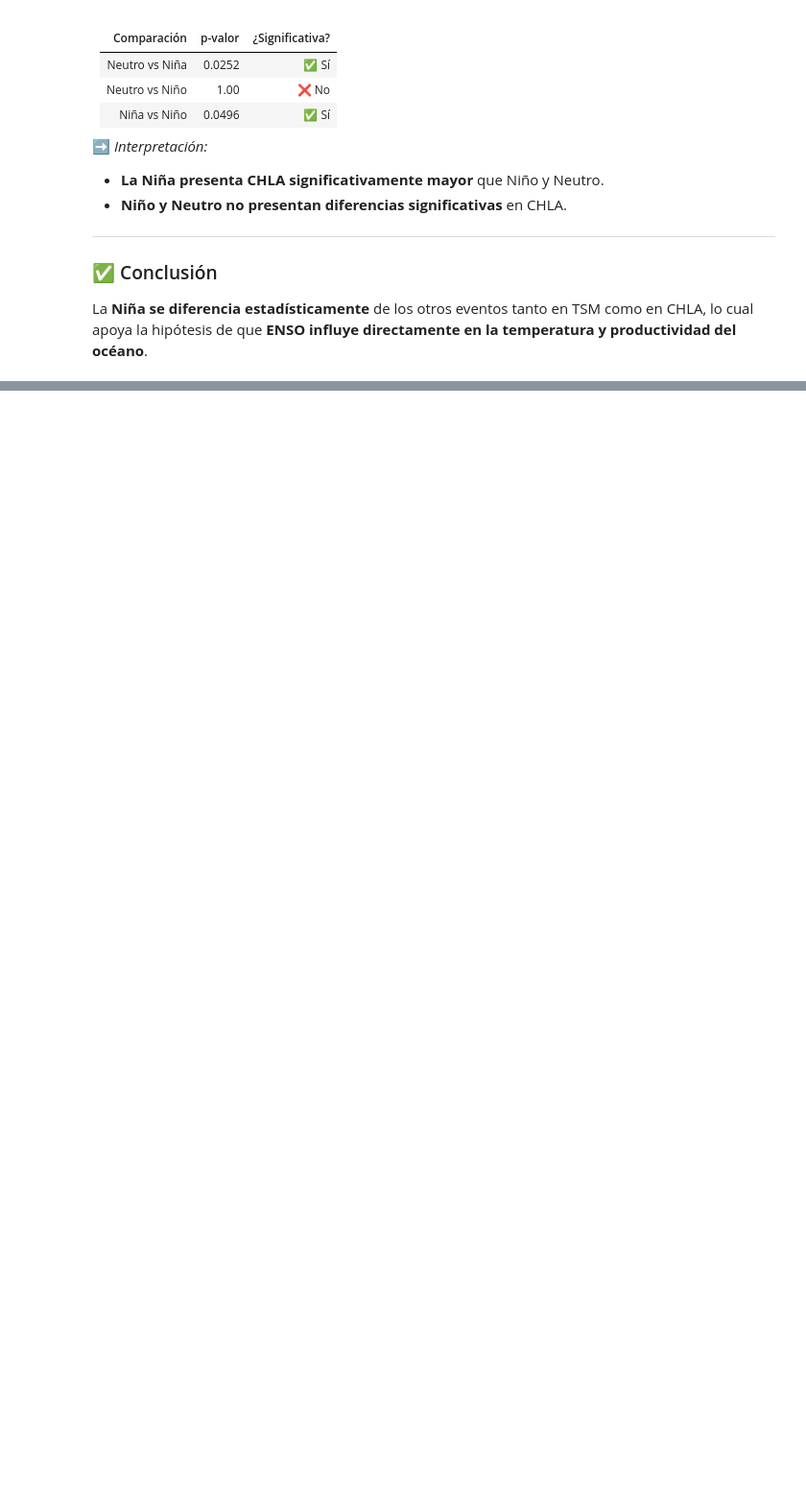
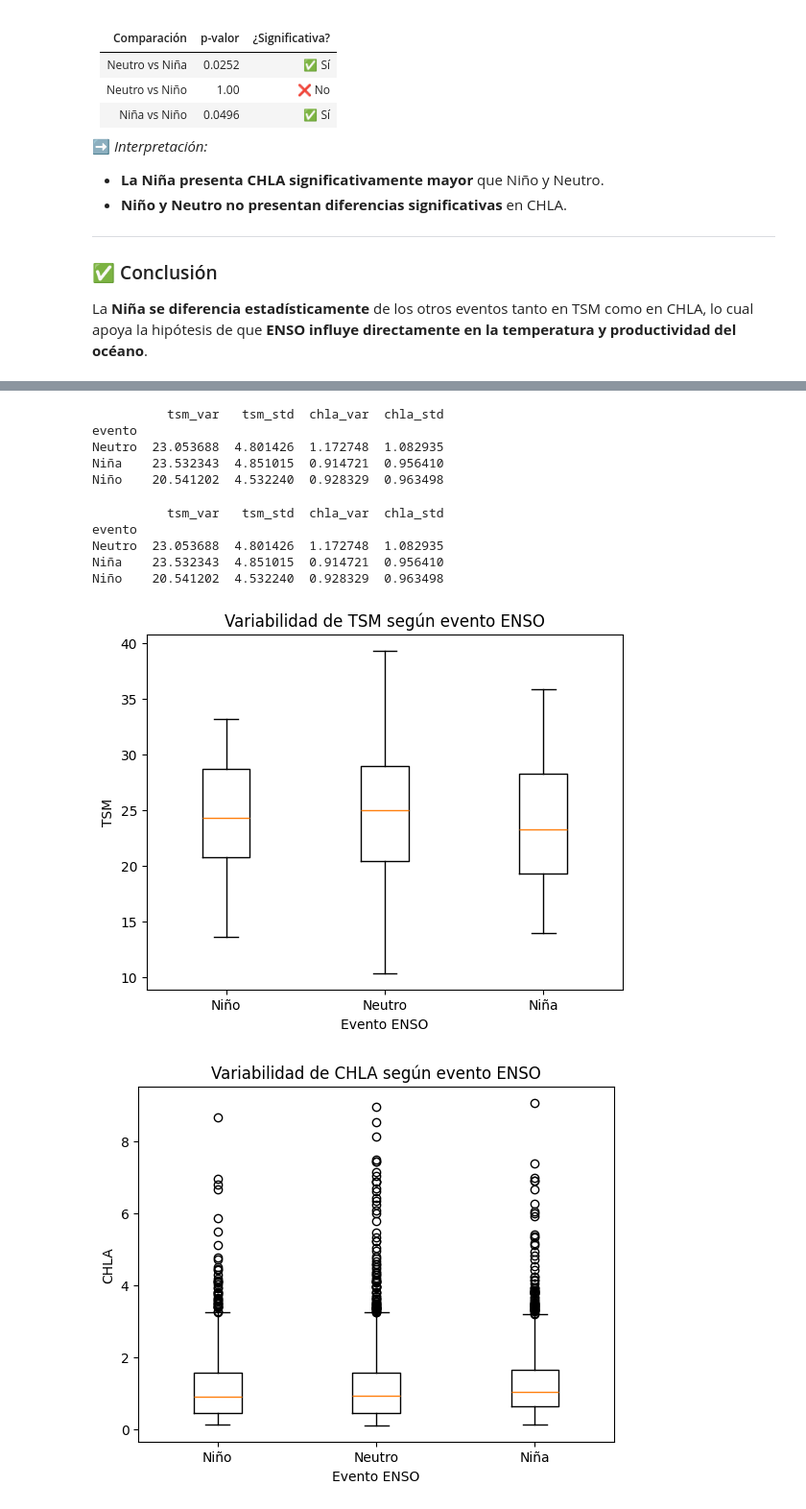
Before and after one commit to tukey-stans/ae-oceanografia-golfo-cali, a Jupyter notebook: notebooks/JMSD/eda_jmsd.ipynb, the cells around one changed output, grey strips where cells are left out. Shown at 96% size. Drawn from its saved outputs; the diff is of its cells as text; code cells hidden in the pictures; blank space fills up the shorter version.

```diff
--- a/notebooks/JMSD/eda_jmsd.ipynb
+++ b/notebooks/JMSD/eda_jmsd.ipynb
@@ -1038,0 +1055,41 @@ m
+# %%
+metrics = combined.groupby('evento')[['tsm', 'chla']].agg(['var', 'std'])
+# Aplanamos los nombres de columnas
+metrics.columns = ['_'.join(col) for col in metrics.columns]
+print(metrics)
+# %% [output]
+          tsm_var   tsm_std  chla_var  chla_std
+evento
+Neutro  23.053688  4.801426  1.172748  1.082935
+Niña    23.532343  4.851015  0.914721  0.956410
+Niño    20.541202  4.532240  0.928329  0.963498
+# %%
+import matplotlib.pyplot as plt
+from scipy.stats import levene
+
+# 1) Métricas de variabilidad
+metrics = df.groupby('evento')[['tsm','chla']].agg(['var','std'])
+metrics.columns = ['_'.join(col) for col in metrics.columns]
+print(metrics)
+# %% [output]
+          tsm_var   tsm_std  chla_var  chla_std
+evento
+Neutro  23.053688  4.801426  1.172748  1.082935
+Niña    23.532343  4.851015  0.914721  0.956410
+Niño    20.541202  4.532240  0.928329  0.963498
+# %%
+# 2) Boxplots sin warnings
+for var in ['tsm', 'chla']:
+    grupos = [df[df['evento']==evt][var].dropna()
+              for evt in ['Niño','Neutro','Niña']]
+
+    plt.figure()
+    # Usamos tick_labels en lugar de labels
+    plt.boxplot(grupos, tick_labels=['Niño','Neutro','Niña'])
+    plt.title(f'Variabilidad de {var.upper()} según evento ENSO')
+    plt.xlabel('Evento ENSO')
+    plt.ylabel(var.upper())
+    plt.show()
+# %% [output]
+[figure, added]
+[figure, added]
```
Also changed, not shown: parts of 15 cells of this notebook.
